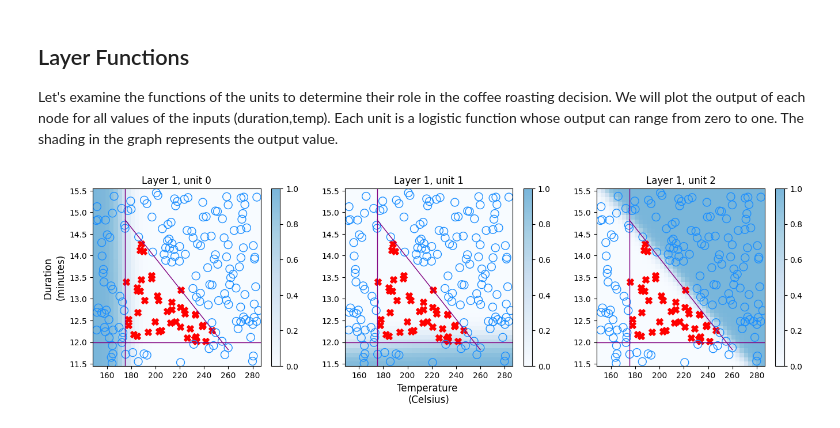
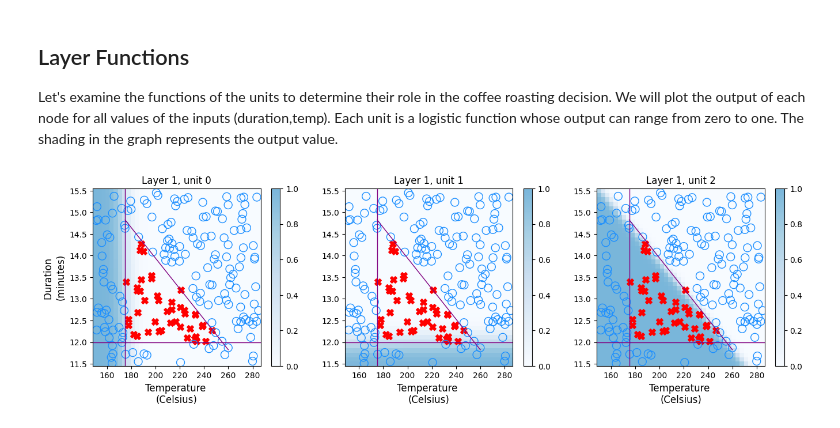
Before and after one commit to PaulToronto/Stanford-Andrew-Ng-Machine-Learning-Specialization, a Jupyter notebook: 2_1_4_1_Lab_Coffee_Roasting_in_Numpy.ipynb, the cells around one changed output. Drawn from its saved outputs; the diff is of its cells as text; code cells hidden in the pictures.

```diff
--- a/2_1_4_1_Lab_Coffee_Roasting_in_Numpy.ipynb
+++ b/2_1_4_1_Lab_Coffee_Roasting_in_Numpy.ipynb
@@ -35,0 +38,9 @@ def sigmoid(z):
+# %%
+# weights obtained by training in TensorFlow
+W1_tmp1 = np.array([[-10.0355835 , 0.08937748, -17.92395],
+                   [ -0.21964656, -8.377202, -14.961986]])
+b1_tmp1 = np.array([-10.929696, -10.53901, -2.5372286])
+W2_tmp1 = np.array([[-41.07575],
+                   [-36.81419],
+                   [29.82899]])
+b2_tmp1 = np.array( [-8.462966])
@@ -261,21 +266,11 @@ def plt_layer(X, Y, W1, b1, norm_1):
         tr = np.linspace(175, 260, 50)
         ax[i].plot(tr, (-3/85) * tr + 21, color='purple', linewidth=1)
         ax[i].set_title(f'Layer 1, unit {i}')
-        ax[1].set_xlabel('Temperature \n(Celsius)', size=12)
+        ax[i].set_xlabel('Temperature \n(Celsius)', size=12)
     ax[0].set_ylabel('Duration \n(minutes)', size=12)
 
     plt.show()
-# %%
-W1 = np.array([
-    [-8.94,  0.29, 12.89],
-    [-0.17, -7.34, 10.79]] )
-b1 = np.array([-9.87, -9.28,  1.01])
-W2 = np.array([
-    [-31.38],
-    [-27.86],
-    [-32.79]])
-b2 = np.array([15.54])
-
-plt_layer(X, Y, W1, b1, norm_l)
-# %% [output]
-[figure, removed]
+# %%
+plt_layer(X, Y, W1_tmp1, b1_tmp1, norm_l)
+# %% [output]
+[figure, added]
```
Also changed, not shown: parts of 15 cells of this notebook.
